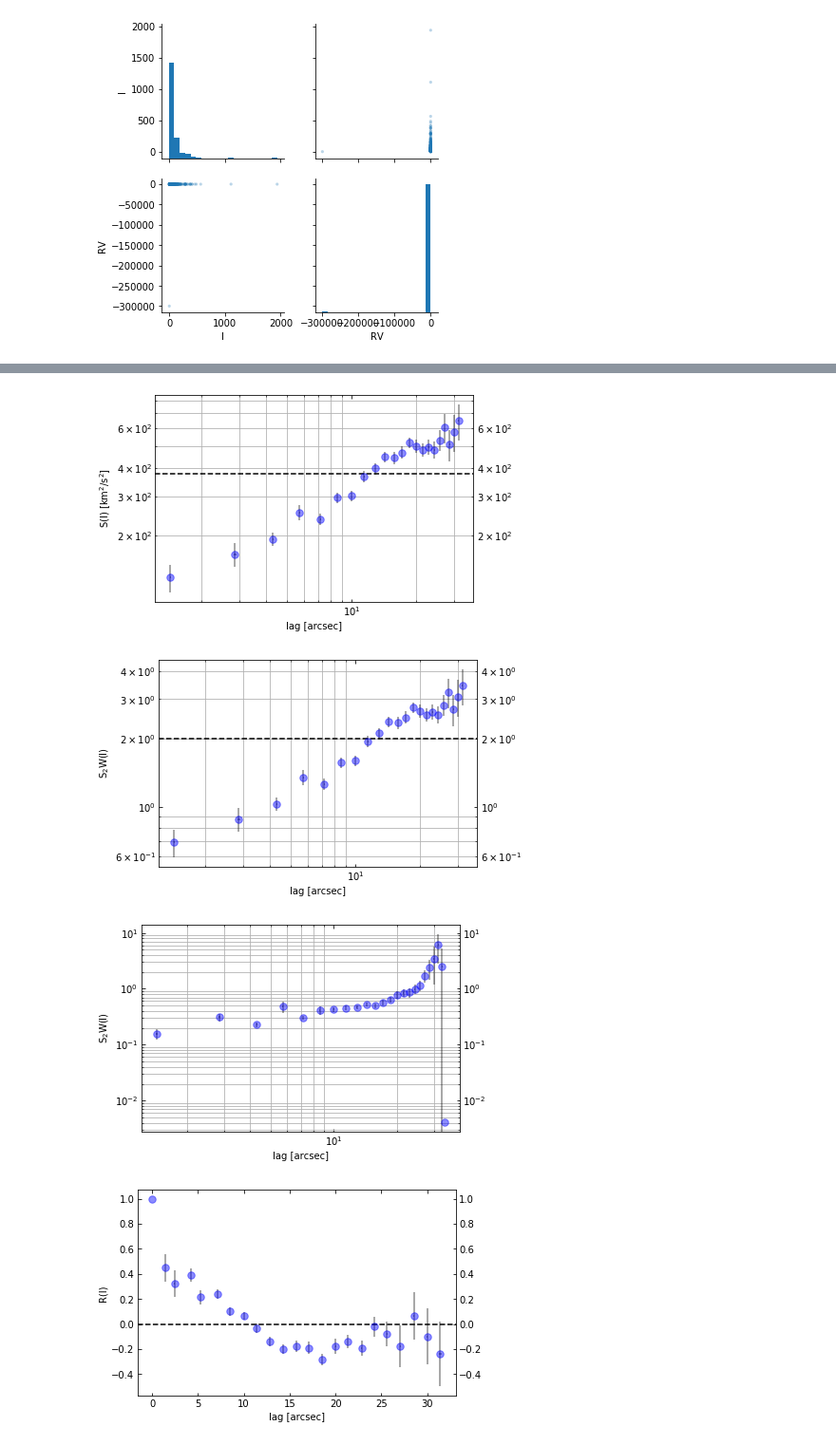
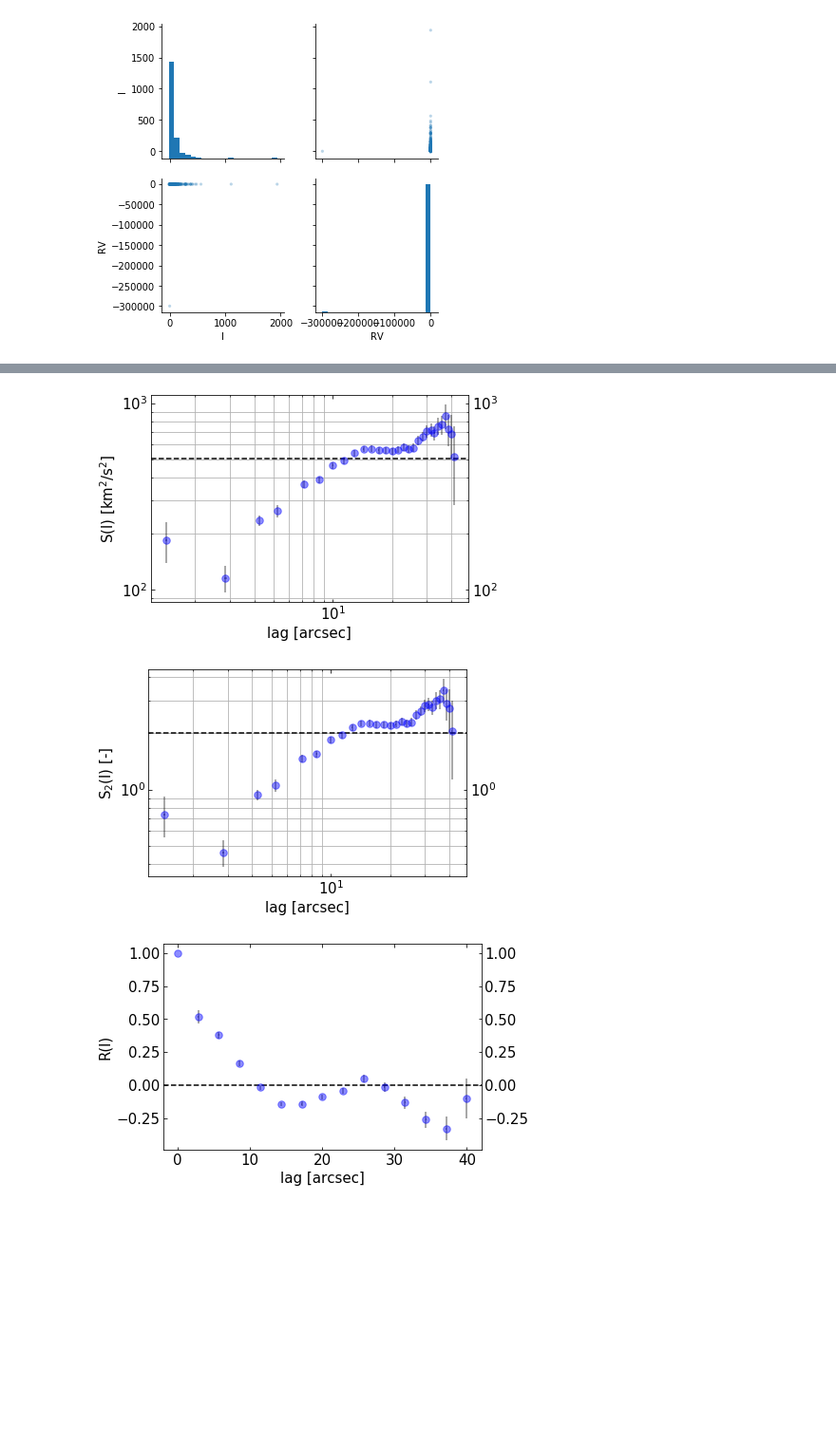
Before and after one commit to will-henney/JavGVastro-PhD, a Jupyter notebook: 595SA.ipynb, the cells around one changed output, grey strips where cells are left out. Shown at 95% size. Drawn from its saved outputs; the diff is of its cells as text; code cells hidden in the pictures; blank space fills up the shorter version.

```diff
--- a/595SA.ipynb
+++ b/595SA.ipynb
@@ -286,11 +358,11 @@ sns.pairplot(dt,
 # %%
 sfO00=sosf(dt)
-sfO00=sosfnorm(dt)
-sfwO00=sosfwx(dt)
+sfnO00=sosfnorm(dt)
+#sfwO00=sosfw(dt)
+#sfw2O00=sosfw(dt)
 afO00=acf(dt)
-#psO00=ps(dt)
+#psS00=ps(dt)
 # %% [output]
-[figure, old version]
+[figure, new version]
-[figure, old version]
+[figure, new version]
-[figure, old version]
+[figure, new version]
-[figure, removed]
```
Also changed, not shown: parts of 31 cells of this notebook, 1 other file.
